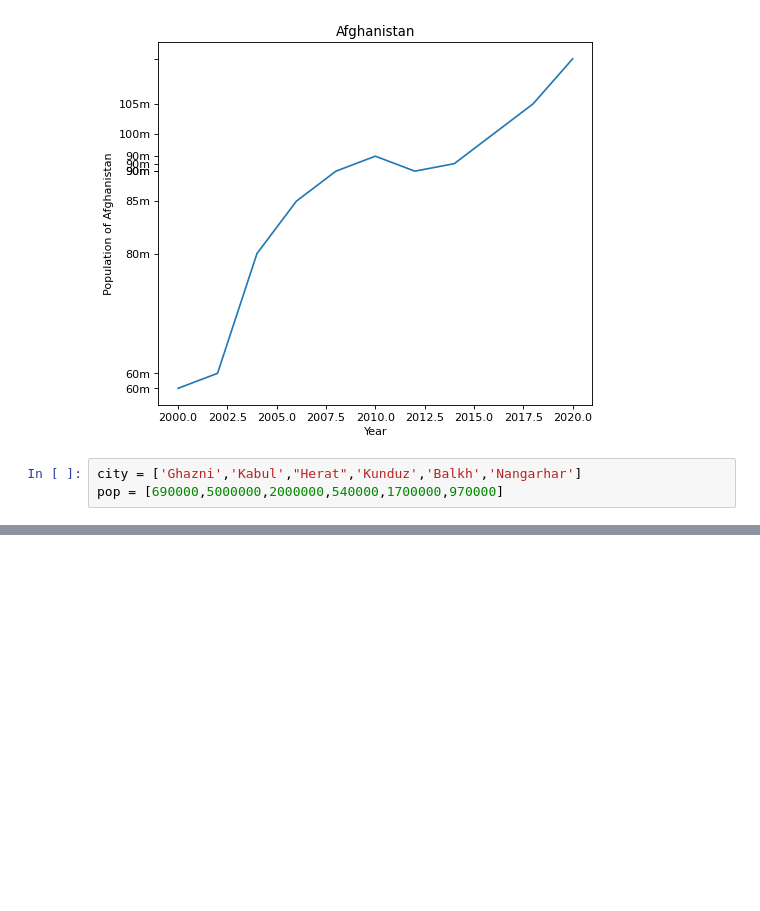
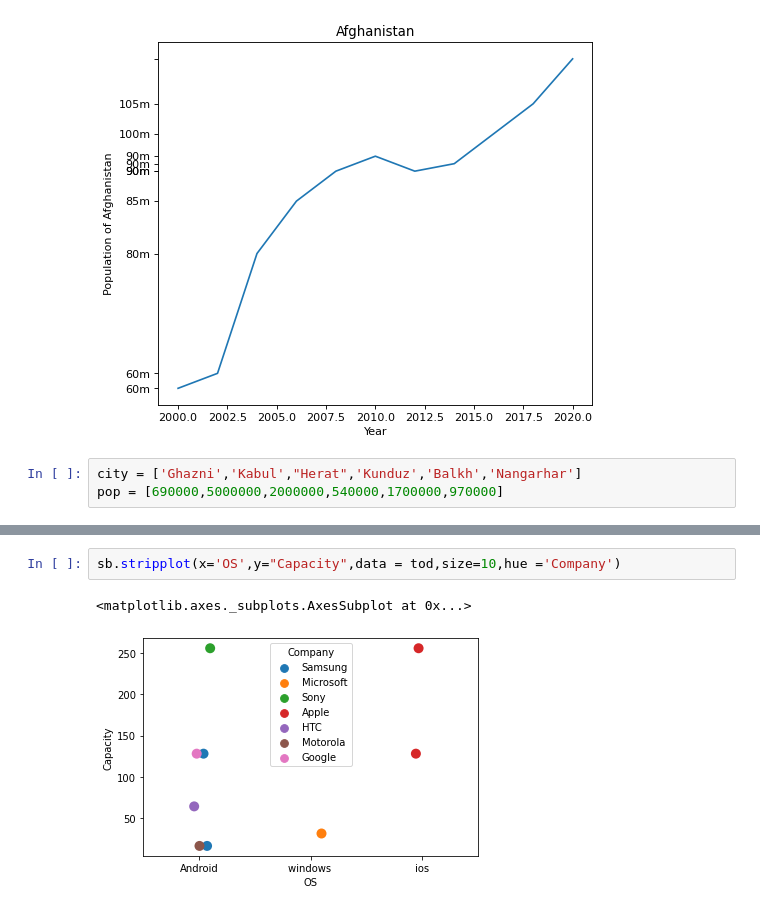
Before and after one commit to HasibullahAman/Data_Visulaization, a Jupyter notebook: Data_Visualization_SecondTry/mathpolitlib.ipynb, the cells around one changed output, grey strips where cells are left out. Drawn from its saved outputs; the diff is of its cells as text; blank space fills up the shorter version.

```diff
--- a/Data_Visualization_SecondTry/mathpolitlib.ipynb
+++ b/Data_Visualization_SecondTry/mathpolitlib.ipynb
@@ -109,0 +155,5 @@ plt.scatter(np.arange(6),pop,s=popsize,c=color)
+# %%
+sb.stripplot(x='OS',y="Capacity",data = tod,size=10,hue ='Company')
+# %% [output]
+<matplotlib.axes._subplots.AxesSubplot at 0x...>
+[figure, added]
```
Also changed, not shown: parts of 7 cells of this notebook.
